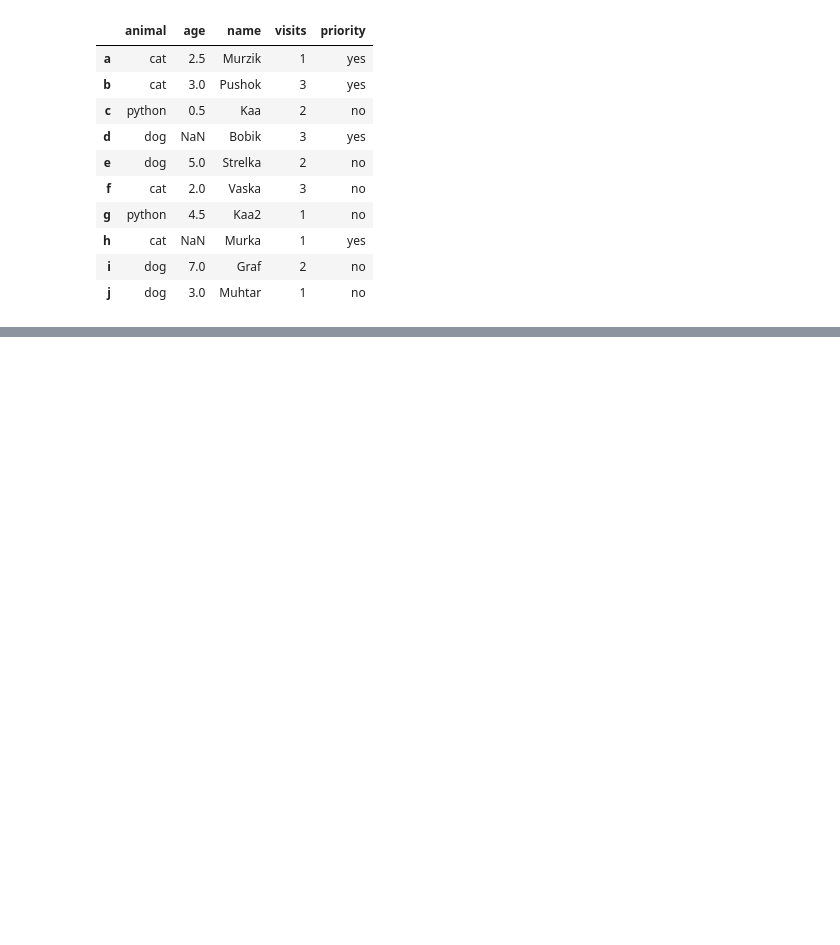
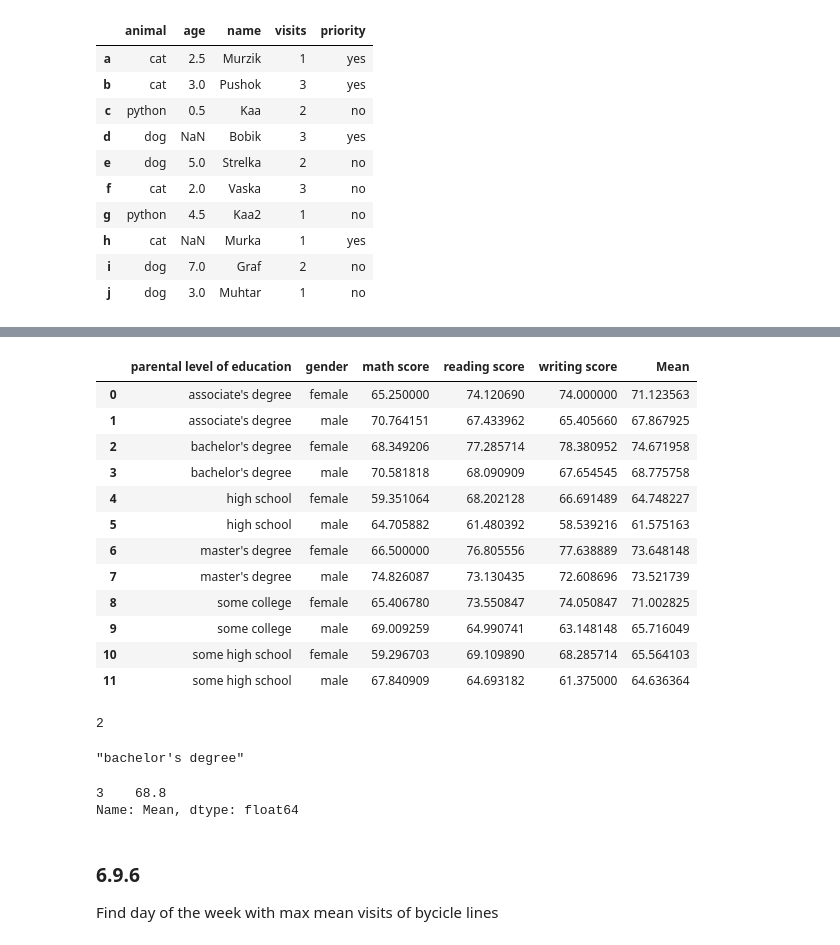
Before and after one commit to meDoLIF/self_study, a Jupyter notebook: Stepic.ipynb, the cells around one changed output, grey strips where cells are left out. Drawn from its saved outputs; the diff is of its cells as text; code cells hidden in the pictures; blank space fills up the shorter version.

```diff
--- a/Stepic.ipynb
+++ b/Stepic.ipynb
@@ -3309,0 +3601,4 @@ df
+# %%
+df = pd.read_csv('Stepic\math_in_python\data\StudentsPerformance_2.csv')
+
+df.head()
@@ -3309,0 +3612,2 @@ df
+# %%
+df['Mean'] = df[['math score', 'reading score', 'writing score']].mean(axis = 1)
@@ -3309,0 +3640,37 @@ df
+# %%
+g = df.groupby(['parental level of education', 'gender'], as_index=False)[['math score', 'reading score', 'writing score']].mean()
+# %%
+g['Mean'] = g[['math score', 'reading score', 'writing score']].mean(axis = 1)
+# %%
+g
+# %% [output]
+|  | parental level of education | gender | math score | reading score | writing score | Mean |
+| 0 | associate's degree | female | 65.250000 | 74.120690 | 74.000000 | 71.123563 |
+| 1 | associate's degree | male | 70.764151 | 67.433962 | 65.405660 | 67.867925 |
+| 2 | bachelor's degree | female | 68.349206 | 77.285714 | 78.380952 | 74.671958 |
+| 3 | bachelor's degree | male | 70.581818 | 68.090909 | 67.654545 | 68.775758 |
+| 4 | high school | female | 59.351064 | 68.202128 | 66.691489 | 64.748227 |
+| 5 | high school | male | 64.705882 | 61.480392 | 58.539216 | 61.575163 |
+| 6 | master's degree | female | 66.500000 | 76.805556 | 77.638889 | 73.648148 |
+| 7 | master's degree | male | 74.826087 | 73.130435 | 72.608696 | 73.521739 |
+| 8 | some college | female | 65.406780 | 73.550847 | 74.050847 | 71.002825 |
+| 9 | some college | male | 69.009259 | 64.990741 | 63.148148 | 65.716049 |
+| 10 | some high school | female | 59.296703 | 69.109890 | 68.285714 | 65.564103 |
+| 11 | some high school | male | 67.840909 | 64.693182 | 61.375000 | 64.636364 |
+# %%
+g[g['gender']== 'female']['Mean'].idxmax() #find index of max value
+# %% [output]
+2
+# %%
+g['parental level of education'][g[g['gender']== 'female']['Mean'].idxmax()] # find parental education
+# %% [output]
+"bachelor's degree"
+# %%
+round(g[(g['gender'] == 'male') & (g['parental level of education'] == g['parental level of education'][g[g['gender']== 'female']['Mean'].idxmax()])]['Mean'],1)
+# %% [output]
+3    68.8
+Name: Mean, dtype: float64
+# %% [markdown]
+### 6.9.6
+
+Find day of the week with max mean visits of bycicle lines
```
Also changed, not shown: parts of 83 cells of this notebook, 16 other files.
